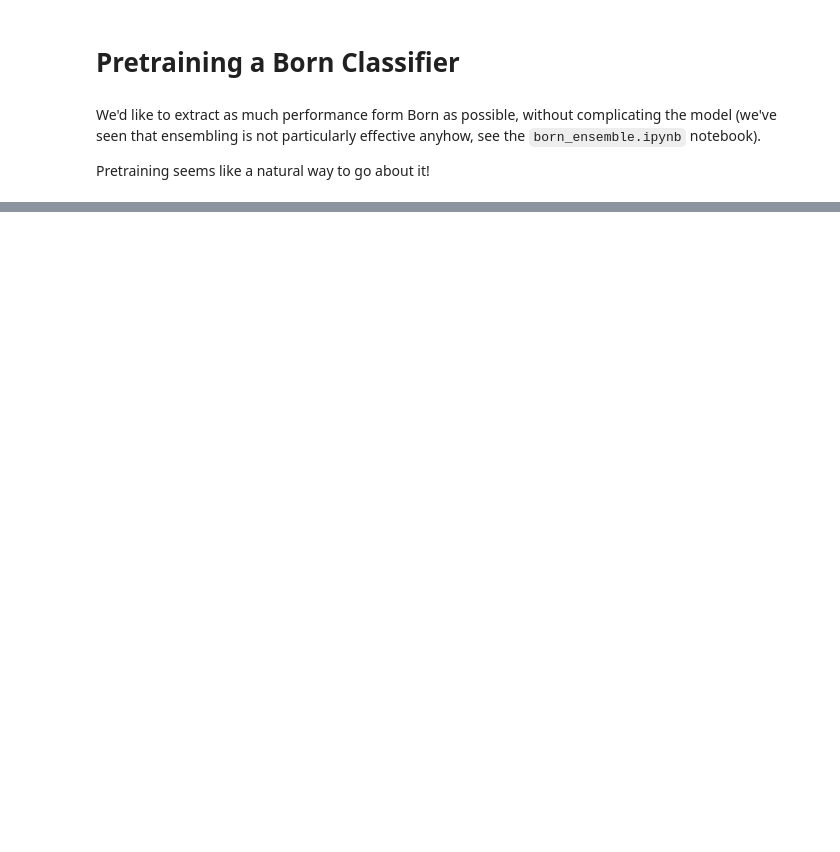
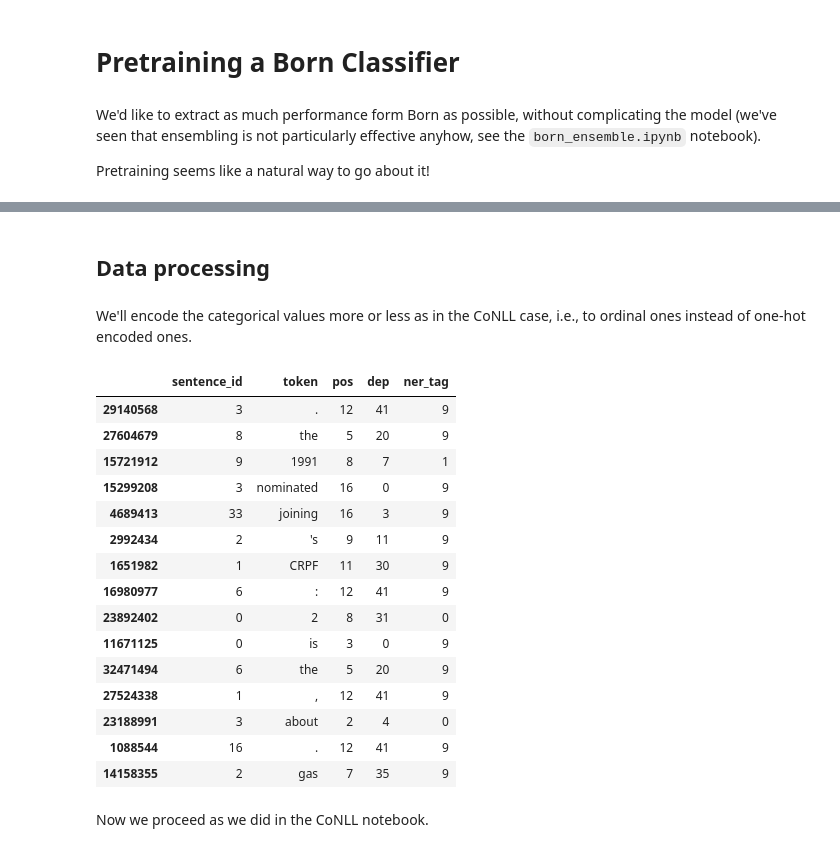
Before and after one commit to de-lachende-cavalier/bored, a Jupyter notebook: pretraining_born.ipynb, the cells around one changed output, grey strips where cells are left out. Saved outputs shown, nothing was run; the diff lists cells and outputs as text; code cells hidden in the pictures; blank space fills up the shorter version.

```diff
--- a/pretraining_born.ipynb
+++ b/pretraining_born.ipynb
@@ -36,0 +87,45 @@ processed_df.sample(15)
+# %% [markdown]
+## Data processing
+# %% [markdown]
+We'll encode the categorical values more or less as in the CoNLL case, i.e., to ordinal ones instead of one-hot encoded ones.
+# %%
+cols_to_encode = set(df_out.columns) - {'sentence_id', 'token'}
+# %%
+encoded_cols = []
+ordinal_mappings = {}
+for col in cols_to_encode:
+    ordinal_encoder = OrdinalEncoder(dtype=np.int8)
+    encoded_col_and_name = (ordinal_encoder.fit_transform(df_out[[col]]), ordinal_encoder.get_feature_names_out()[0])
+    encoded_cols.append(encoded_col_and_name)
+
+    # keep track of the mappigs for later (note that the encoding proceeds in the order in which the features appear in the list => the first element is encoded as 0, the second as 1, etc.)
+    ordinal_mappings[ordinal_encoder.get_feature_names_out()[0]] = ordinal_encoder.categories_[0]
+# %%
+columns_to_keep = ['sentence_id', 'token']
+
+encoded_df = pd.DataFrame()
+for encoded_col, column in encoded_cols:
+    encoded_df[column] = encoded_col.flatten()
+
+encoded_df = pd.concat([df_out[columns_to_keep], encoded_df], axis=1)
+# %%
+encoded_df.sample(15)
+# %% [output]
+|  | sentence_id | token | pos | dep | ner_tag |
+| 29140568 | 3 | . | 12 | 41 | 9 |
+| 27604679 | 8 | the | 5 | 20 | 9 |
+| 15721912 | 9 | 1991 | 8 | 7 | 1 |
+| 15299208 | 3 | nominated | 16 | 0 | 9 |
+| 4689413 | 33 | joining | 16 | 3 | 9 |
+| 2992434 | 2 | 's | 9 | 11 | 9 |
+| 1651982 | 1 | CRPF | 11 | 30 | 9 |
+| 16980977 | 6 | : | 12 | 41 | 9 |
+| 23892402 | 0 | 2 | 8 | 31 | 0 |
+| 11671125 | 0 | is | 3 | 0 | 9 |
+| 32471494 | 6 | the | 5 | 20 | 9 |
+| 27524338 | 1 | , | 12 | 41 | 9 |
+| 23188991 | 3 | about | 2 | 4 | 0 |
+| 1088544 | 16 | . | 12 | 41 | 9 |
+| 14158355 | 2 | gas | 7 | 35 | 9 |
+# %% [markdown]
+Now we proceed as we did in the CoNLL notebook.
```
Also changed, not shown: parts of 28 cells of this notebook.
